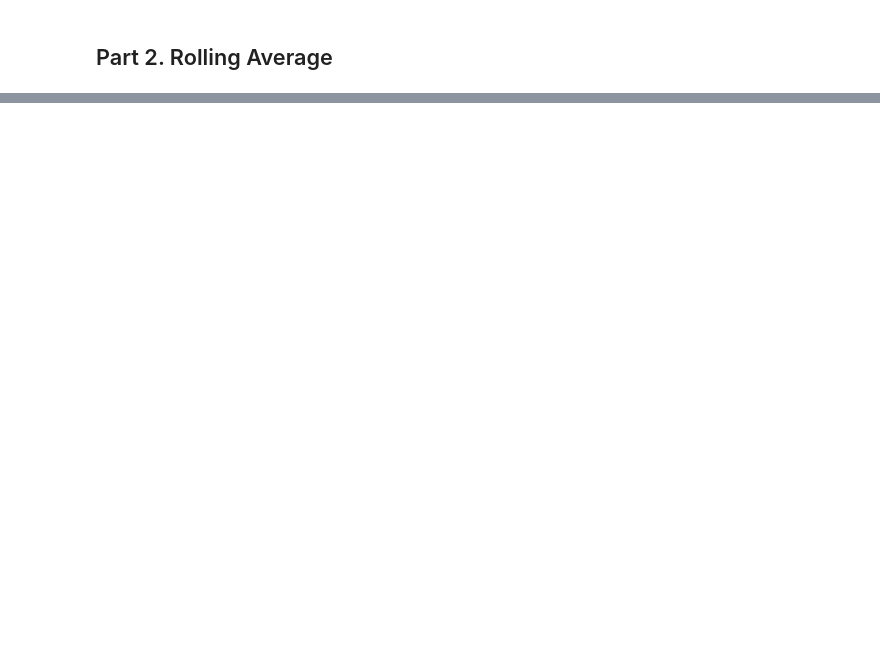
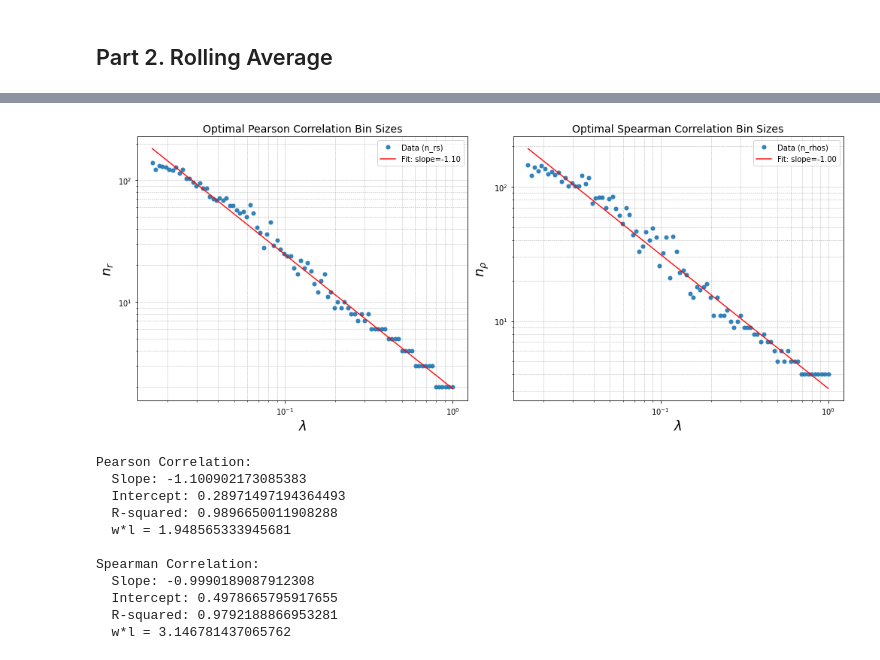
Before and after one commit to alex-lanine/Scaling-Laws-for-the-Volatile-Kalman-Filter, a Jupyter notebook: Experiment_Two.ipynb, the cells around one changed output, grey strips where cells are left out. Saved outputs shown, nothing was run; the diff lists cells and outputs as text; code cells hidden in the pictures; blank space fills up the shorter version.

```diff
--- a/Experiment_Two.ipynb
+++ b/Experiment_Two.ipynb
@@ -142,3 +153,68 @@ print("Slope:", slope)
 print("Intercept:", intercept)
 print("R-squared:", r_value**2)
 print(f"w*l = {10**intercept}")
+# %%
+from scipy.stats import linregress
+n_rs = correlations['pearson_indexes']
+n_rhos = correlations['spearman_indexes']
+
+fig, axes = plt.subplots(1, 2, figsize=(14, 6))
+
+# Pearson Correlation (n_rs)
+log_x_rs = np.log10(l_vals)[110:]
+log_y_rs = np.log10(n_rs)[110:]
+slope_rs, intercept_rs, r_value_rs, _, _ = linregress(log_x_rs, log_y_rs)
+
+axes[0].loglog(l_vals[110:], n_rs[110:], 'o', markersize=5, alpha=0.9, label="Data (n_rs)")
+regression_line_rs = 10**(slope_rs * log_x_rs + intercept_rs)
+axes[0].loglog(l_vals[110:], regression_line_rs, color="red", alpha=0.9, label=f"Fit: slope={slope_rs:.2f}")
+axes[0].set_title("Optimal Pearson Correlation Bin Sizes", fontsize=14)
+axes[0].set_xlabel('$\lambda$', fontsize=18)
+axes[0].set_ylabel('$n_r$',fontsize=18)
+axes[0].legend()
+axes[0].grid(True, which="both", linestyle="--", linewidth=0.5)
+
+# Spearman Correlation (n_rhos)
+log_x_rhos = np.log10(l_vals)[110:]
+log_y_rhos = np.log10(n_rhos)[110:]
+slope_rhos, intercept_rhos, r_value_rhos, _, _ = linregress(log_x_rhos, log_y_rhos)
+
+axes[1].loglog(l_vals[110:], n_rhos[110:], 'o', markersize=5, alpha=0.9, label="Data (n_rhos)")
+regression_line_rhos = 10**(slope_rhos * log_x_rhos + intercept_rhos)
+axes[1].loglog(l_vals[110:], regression_line_rhos, color="red", alpha=0.9, label=f"Fit: slope={slope_rhos:.2f}")
+axes[1].set_title("Optimal Spearman Correlation Bin Sizes", fontsize=14)
+axes[1].set_xlabel('$\lambda$', fontsize=18)
+axes[1].set_ylabel('$n_\\rho$',fontsize=18)
+axes[1].legend()
+axes[1].grid(True, which="both", linestyle="--", linewidth=0.5)
+
+# Show the plots
+plt.tight_layout()
+plt.savefig("Figures/regression2.png")
+plt.show()
+
+# Print regression details
+print("Pearson Correlation:")
+print(f"  Slope: {slope_rs}")
+print(f"  Intercept: {intercept_rs}")
+print(f"  R-squared: {r_value_rs**2}")
+print(f"  w*l = {10**intercept_rs}")
+
+print("\nSpearman Correlation:")
+print(f"  Slope: {slope_rhos}")
+print(f"  Intercept: {intercept_rhos}")
+print(f"  R-squared: {r_value_rhos**2}")
+print(f"  w*l = {10**intercept_rhos}")
+# %% [output]
+[figure, added]
+Pearson Correlation:
+  Slope: -1.100902173085383
+  Intercept: 0.28971497194364493
+  R-squared: 0.9896650011908288
+  w*l = 1.948565333945681
+
+Spearman Correlation:
+  Slope: -0.9990189087912308
+  Intercept: 0.4978665795917655
+  R-squared: 0.9792188866953281
+  w*l = 3.146781437065762
```
Also changed, not shown: parts of 6 cells of this notebook, 15 other files.
